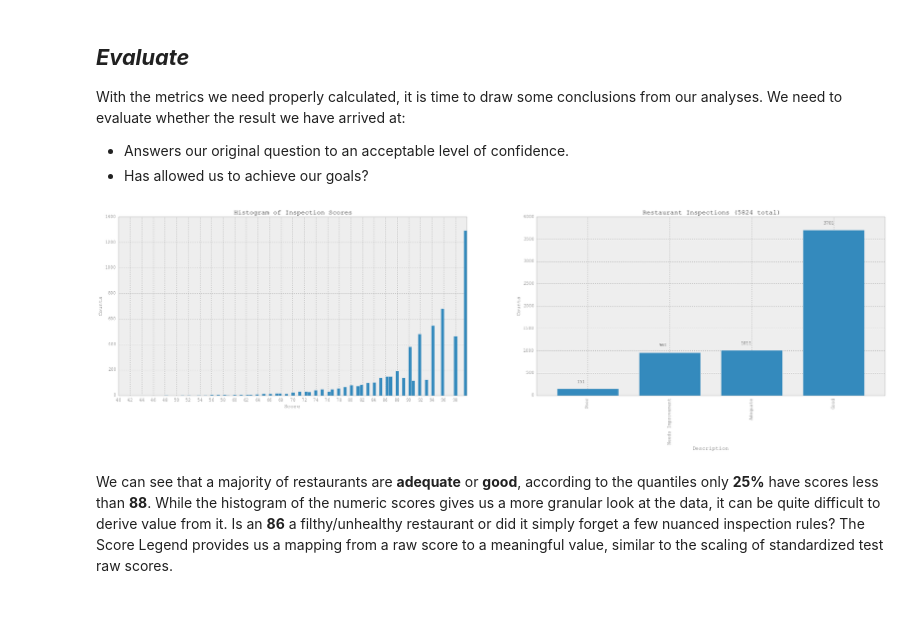
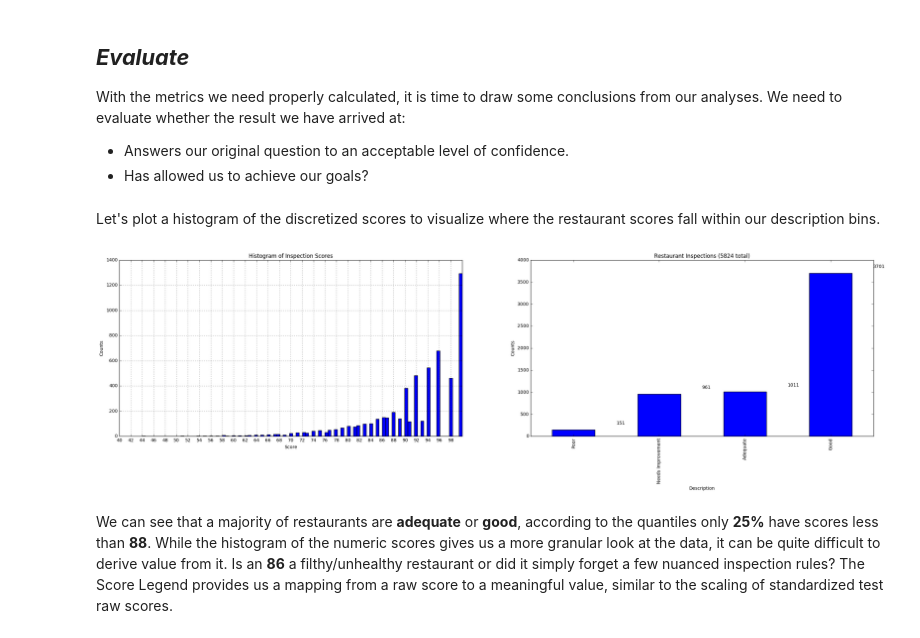
Before and after one commit to dataventures/workshops, a Jupyter notebook: 0/Pandas.ipynb, the cells around one changed output. Saved outputs shown, nothing was run; the diff lists cells and outputs as text; code cells hidden in the pictures; blank space fills up the shorter version.

```diff
--- a/0/Pandas.ipynb
+++ b/0/Pandas.ipynb
@@ -48,15 +53,10 @@ import scipy as sp
 from scipy import stats
 
 # store relevant file paths in variables since we may use them frequently
-root_dir = 'data/SFBusinesses/'
+root_dir = '/Users/jerrytang/dv/happy-healthy-hungry/data/SFBusinesses/'
 businesses = root_dir + 'businesses.csv'
 inspections = root_dir + 'inspections.csv'
 
-
 # load each file into a Pandas DataFrame, pandas automatically converts the first line into a header for the columns
-
 df_business = pd.read_csv(businesses)
 df_inspection = pd.read_csv(inspections)
-
-# inspect the first 10 rows of the DataFrame
-df_inspection.head(10)
@@ -90,11 +124,7 @@ __Now that we have our joined data, we can start exploring it__
 # %%
-# let us first group our data by business so we can find its most recent score for the inspections
-
-grouped_business = big_table.groupby('business_id')
-
 # a funtion that takes a DataFrame and returns the row with the newest date
 def most_recent(df, column='date'):
-    return df.sort_index(by=column)[-1:]
+    return df.sort_values(by=column)[-1:]
 
 # input to most_recent is the DataFrame of each group, in this case
 # all of the rows and columns for each business (grouped on business_id).
@@ -256,43 +287,41 @@ With the metrics we need properly calculated, it is time to draw some conclusion
 
 * Answers our original question to an acceptable level of confidence.
 * Has allowed us to achieve our goals?
+# %% [markdown]
+Let's plot a histogram of the discretized scores to visualize where the restaurant scores fall within our description bins.
 # %%
-'''
-plot a histogram of the discretized scores
-'''
-
 # create a figure with 2 subplots
 fig = figure(figsize=[30,7])
 ax1 = fig.add_subplot(1, 2, 1)
 ax2 = fig.add_subplot(1, 2, 2)
 
 # count each occurance of descriptions in the 'Score' column,
 # and reverse this result so 'Poor' is left most and 'Good' right most
 counts = score_transform['Score'].value_counts()[::-1]
 plt = counts.plot(kind='bar', ax=ax2)
 
 # decorate the plot and axis with text
 ax2.set_title("Restaurant Inspections (%i total)" % sum(counts))
 ax2.set_ylabel("Counts")
 ax2.set_xlabel("Description")
 
 # let us add some labels to each bar
 for x, y in enumerate(counts):
     plt.text(x + 0.5, y + 200, '%.f' % y, ha='left', va= 'top')
 
-# plot the original raw scores (same grapoh as earlier)
+# plot the original raw scores (same graph as earlier)
 most_recent_inspection_results['Score'].hist(bins=100, ax= ax1)
 # create x-axis ticks of even numbers 0-100
 ax1.set_xticks(np.arange(40, 100, 2))
 
 # add a title to the current figure, our histogram
 ax1.set_title("Histogram of Inspection Scores")
 ax1.set_ylabel("Counts")
 ax1.set_xlabel("Score")
 
 savefig('histograms.png', bbox_inches=0)
 # %% [output]
-[figure, old version]
+[figure, new version]
 # %% [markdown]
 We can see that a majority of restaurants are __adequate__ or __good__, according to the quantiles only __25%__ have scores less than __88__.  While the histogram of the numeric scores gives us a more granular look at the data, it can be quite difficult to derive value from it.  Is an __86__ a filthy/unhealthy restaurant or did it simply forget a few nuanced inspection rules?  The Score Legend provides us a mapping from a raw score to a meaningful value, similar to the scaling of standardized test raw scores.
 # %% [markdown]
```
Also changed, not shown: parts of 37 cells of this notebook, 4 other files.
